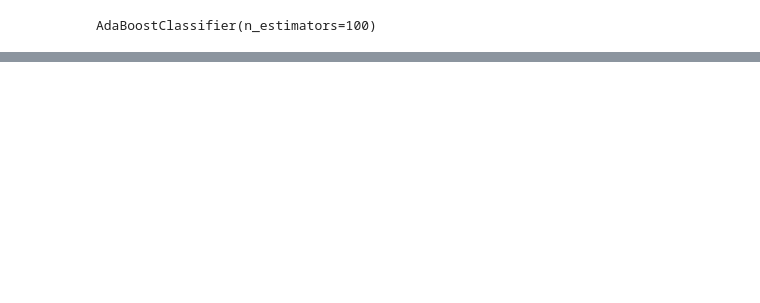
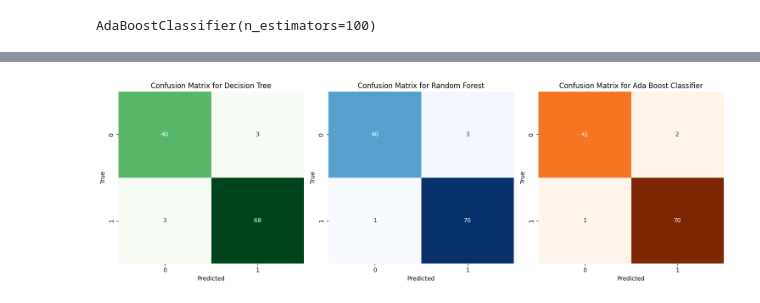
Before and after one commit to souravhada/breast-cancer-classification, a Jupyter notebook: breast-cancer-classification.ipynb, the cells around one changed output, grey strips where cells are left out. Saved outputs shown, nothing was run; the diff lists cells and outputs as text; code cells hidden in the pictures; blank space fills up the shorter version.

```diff
--- a/breast-cancer-classification.ipynb
+++ b/breast-cancer-classification.ipynb
@@ -80,2 +103,35 @@ Accuracy score for Decision Tree Classifier is: 93.86%
 Accuracy score for Random Forest Classifier is: 96.49%
 Accuracy score for Ada Boost Classifier is: 97.37%
+# %%
+# Creating confusion matrices for the algorithms
+
+cm_dt = confusion_matrix(y_test,y_pred_dt)
+cm_rf = confusion_matrix(y_test, y_pred_rf)
+cm_ab = confusion_matrix(y_test, y_pred_ab)
+# %%
+# Visualsing the Confusion Matrices
+
+plt.figure(figsize=(15,5))
+
+plt.subplot(1,3,1)
+sns.heatmap(cm_dt, annot=True, cbar=False,fmt='d',cmap='Greens')
+plt.title("Confusion Matrix for Decision Tree")
+plt.xlabel("Predicted")
+plt.ylabel("True")
+
+plt.subplot(1,3,2)
+sns.heatmap(cm_rf, annot=True, cbar=False, fmt='d', cmap='Blues')
+plt.title("Confusion Matrix for Random Forest")
+plt.xlabel("Predicted")
+plt.ylabel("True")
+
+plt.subplot(1,3,3)
+sns.heatmap(cm_ab, annot=True, cbar=False, cmap="Oranges")
+plt.title("Confusion Matrix for Ada Boost Classifier")
+plt.xlabel('Predicted')
+plt.ylabel("True")
+
+plt.tight_layout()
+plt.show()
+# %% [output]
+[figure, added]
```
Also changed, not shown: parts of 18 cells of this notebook.
